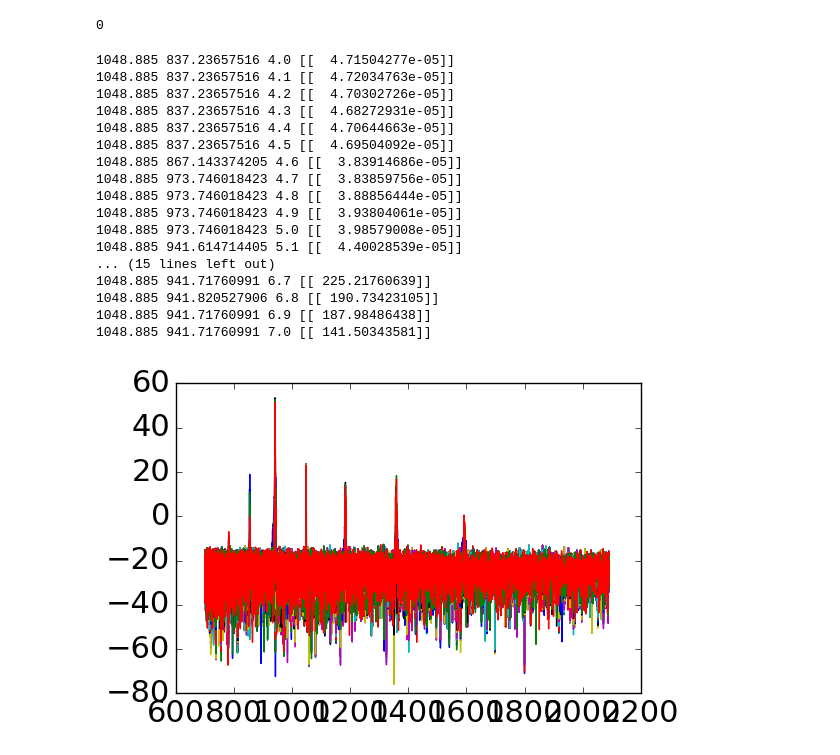
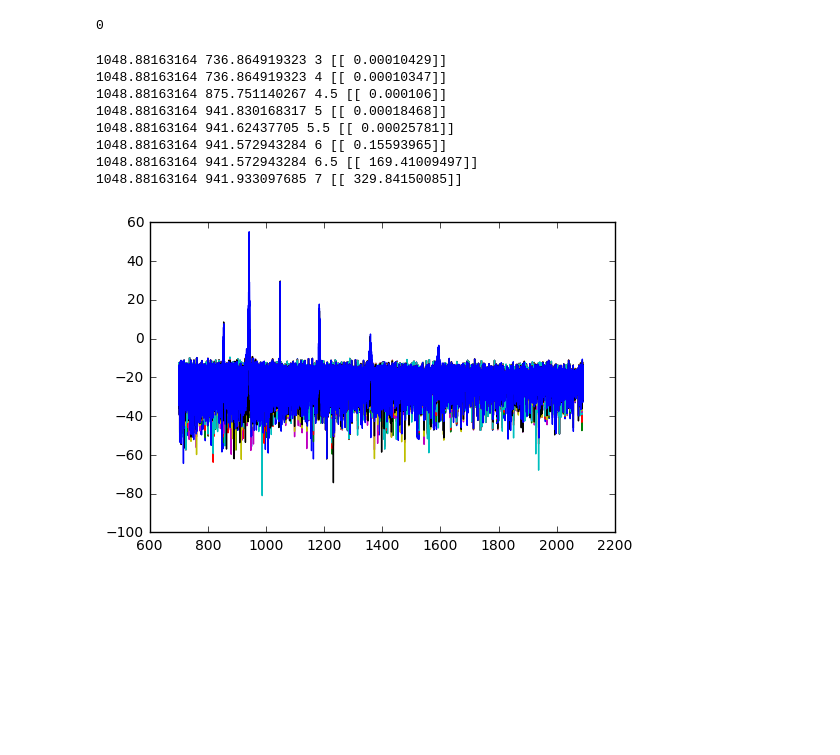
Before and after one commit to ibegleris/w-fopo, a Jupyter notebook: Conversion_efficiency_post_proc.ipynb, the cells around one changed output. Drawn from its saved outputs; the diff is of its cells as text; code cells hidden in the pictures; blank space fills up the shorter version.

```diff
--- a/Conversion_efficiency_post_proc.ipynb
+++ b/Conversion_efficiency_post_proc.ipynb
@@ -143,31 +143,23 @@ os.system('rm output_dump/CE.hdf5')
 # %%
 which = 'output_dump_pump_wavelengths'
 which ='output_dump_pump_powers'
-which = 'output_many'
+#which = 'output_many'
 #which = 'output_dump_pump_powers_13'
 #which ='out'
+which = 'grid_idler_possition_checking/N=14'
 # %%
-for i in range(31):
+for i in range(8):
     CE = Conversion_efficiency(1,possition = 'portB', filename = 'data_large',filepath = which+'/output'+str(i)+'/data/')
 plt.show()
 # %% [output]
-1048.885 837.23657516 4.0 [[  4.71504277e-05]]
-1048.885 837.23657516 4.1 [[  4.72034763e-05]]
-1048.885 837.23657516 4.2 [[  4.70302726e-05]]
-1048.885 837.23657516 4.3 [[  4.68272931e-05]]
-1048.885 837.23657516 4.4 [[  4.70644663e-05]]
-1048.885 837.23657516 4.5 [[  4.69504092e-05]]
-1048.885 867.143374205 4.6 [[  3.83914686e-05]]
-1048.885 973.746018423 4.7 [[  3.83859756e-05]]
-1048.885 973.746018423 4.8 [[  3.88856444e-05]]
-1048.885 973.746018423 4.9 [[  3.93804061e-05]]
-1048.885 973.746018423 5.0 [[  3.98579008e-05]]
-1048.885 941.614714405 5.1 [[  4.40028539e-05]]
-... (15 lines left out)
-1048.885 941.71760991 6.7 [[ 225.21760639]]
-1048.885 941.820527906 6.8 [[ 190.73423105]]
-1048.885 941.71760991 6.9 [[ 187.98486438]]
-1048.885 941.71760991 7.0 [[ 141.50343581]]
+1048.88163164 736.864919323 3 [[ 0.00010429]]
+1048.88163164 736.864919323 4 [[ 0.00010347]]
+1048.88163164 875.751140267 4.5 [[ 0.000106]]
+1048.88163164 941.830168317 5 [[ 0.00018468]]
+1048.88163164 941.62437705 5.5 [[ 0.00025781]]
+1048.88163164 941.572943284 6 [[ 0.15593965]]
+1048.88163164 941.572943284 6.5 [[ 169.41009497]]
+1048.88163164 941.933097685 7 [[ 329.84150085]]
-[figure, old version]
+[figure, new version]
 # %%
 CE.plot_CE('P_bef',var2 = 'P_out')
```
Also changed, not shown: parts of 11 cells of this notebook, 6 other files.
